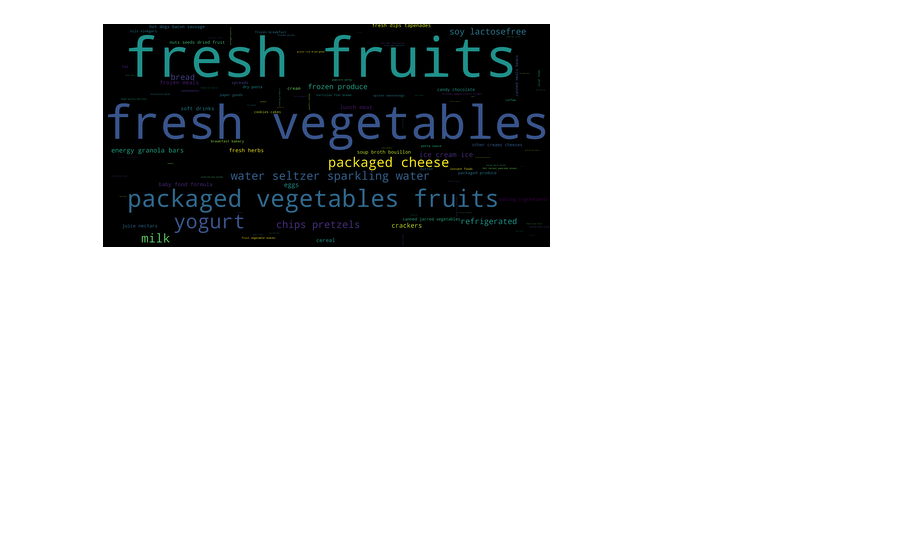
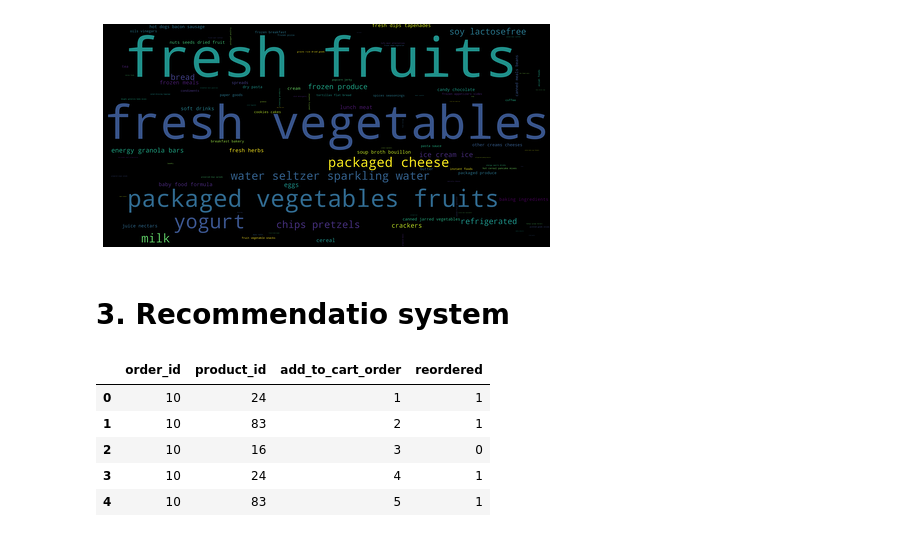
Before and after one commit to LorenzoPigozzi/Business_Cases, a Jupyter notebook: Case 3/BC3-Phuc.ipynb, the cells around one changed output. Saved outputs shown, nothing was run; the diff lists cells and outputs as text; code cells hidden in the pictures; blank space fills up the shorter version.

```diff
--- a/Case 3/BC3-Phuc.ipynb
+++ b/Case 3/BC3-Phuc.ipynb
@@ -155,3 +155,14 @@ plt.axis("off")
 plt.show()
 # %% [output]
 [figure]
+# %% [markdown]
+# 3. Recommendatio system
+# %%
+df_orderproduct.head()
+# %% [output]
+|  | order_id | product_id | add_to_cart_order | reordered |
+| 0 | 10 | 24 | 1 | 1 |
+| 1 | 10 | 83 | 2 | 1 |
+| 2 | 10 | 16 | 3 | 0 |
+| 3 | 10 | 24 | 4 | 1 |
+| 4 | 10 | 83 | 5 | 1 |
```
Also changed, not shown: parts of 9 cells of this notebook.
